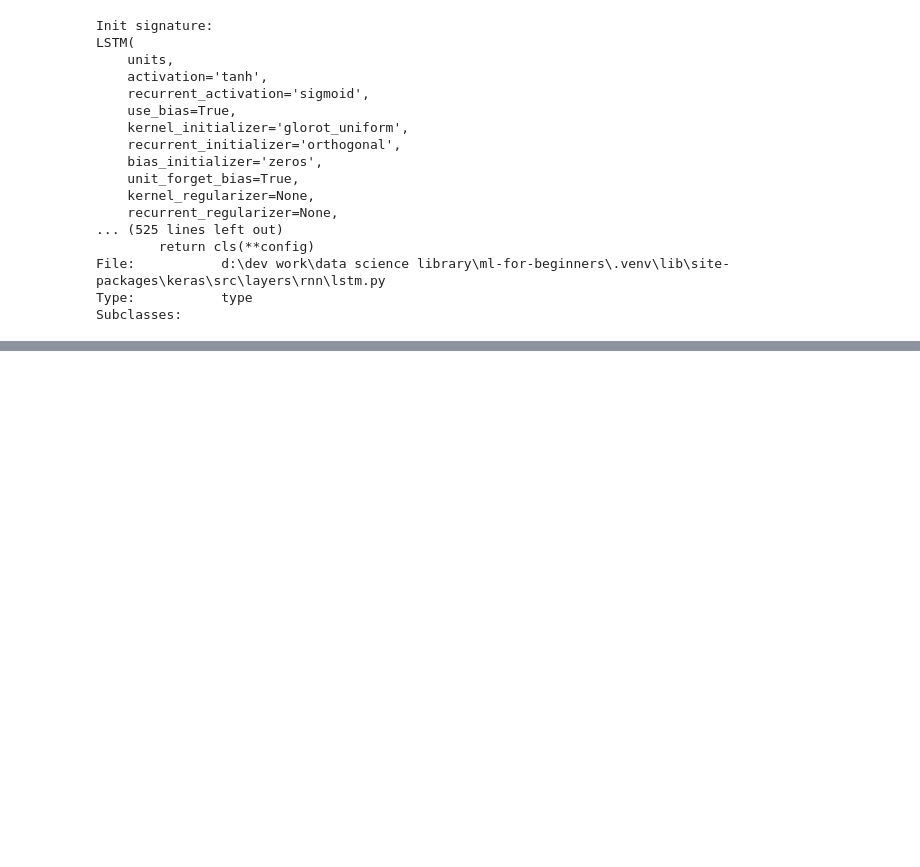
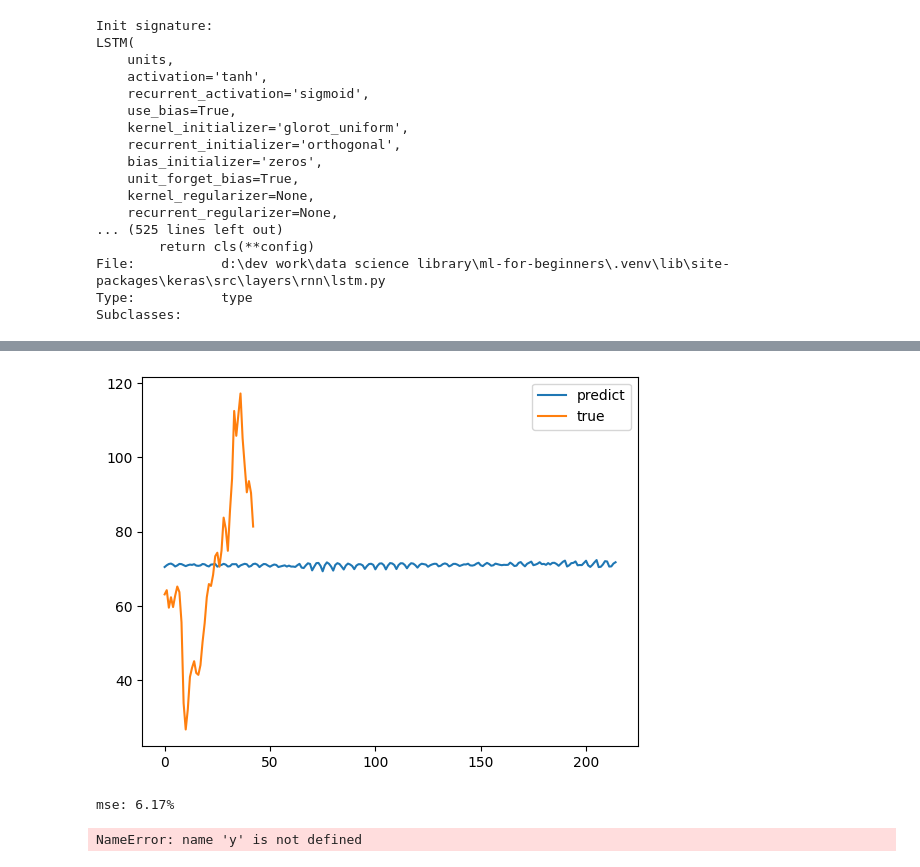
Before and after one commit to jnopareboateng/ml-library, a Jupyter notebook: crude-oil-forecast/LSTM.ipynb, the cells around one changed output, grey strips where cells are left out. Cells and saved outputs as stored; diff of their text form; code cells hidden in the pictures; blank space fills up the shorter version.

```diff
--- a/crude-oil-forecast/LSTM.ipynb
+++ b/crude-oil-forecast/LSTM.ipynb
@@ -162,0 +199,2 @@ Subclasses:
+# %%
+predictions = best_model.predict(X_test)
@@ -162,0 +203,22 @@ Subclasses:
+# %%
+predictions = scaler.inverse_transform(predictions.reshape(-1,1))
+# %%
+actual = scaler.inverse_transform(y_test.reshape(-1,1))
+# %%
+plt.plot(predictions, label='predict')
+plt.plot(actual, label='true')
+plt.legend()
+plt.show()
+# %% [output]
+[figure, added]
+# %%
+# evaluate the model
+scores = best_model.evaluate(X_train, y_train, verbose=0)
+print("%s: %.2f%%" % (best_model.metrics_names[1], scores[1]*100))
+# %% [output]
+mse: 6.17%
+# %%
+from sklearn.metrics import mean_absolute_percentage_error as mape
+mape(y,y_pred)
+# %% [output]
+NameError: name 'y' is not defined
```
Also changed, not shown: parts of 9 cells of this notebook, 45 other files.
